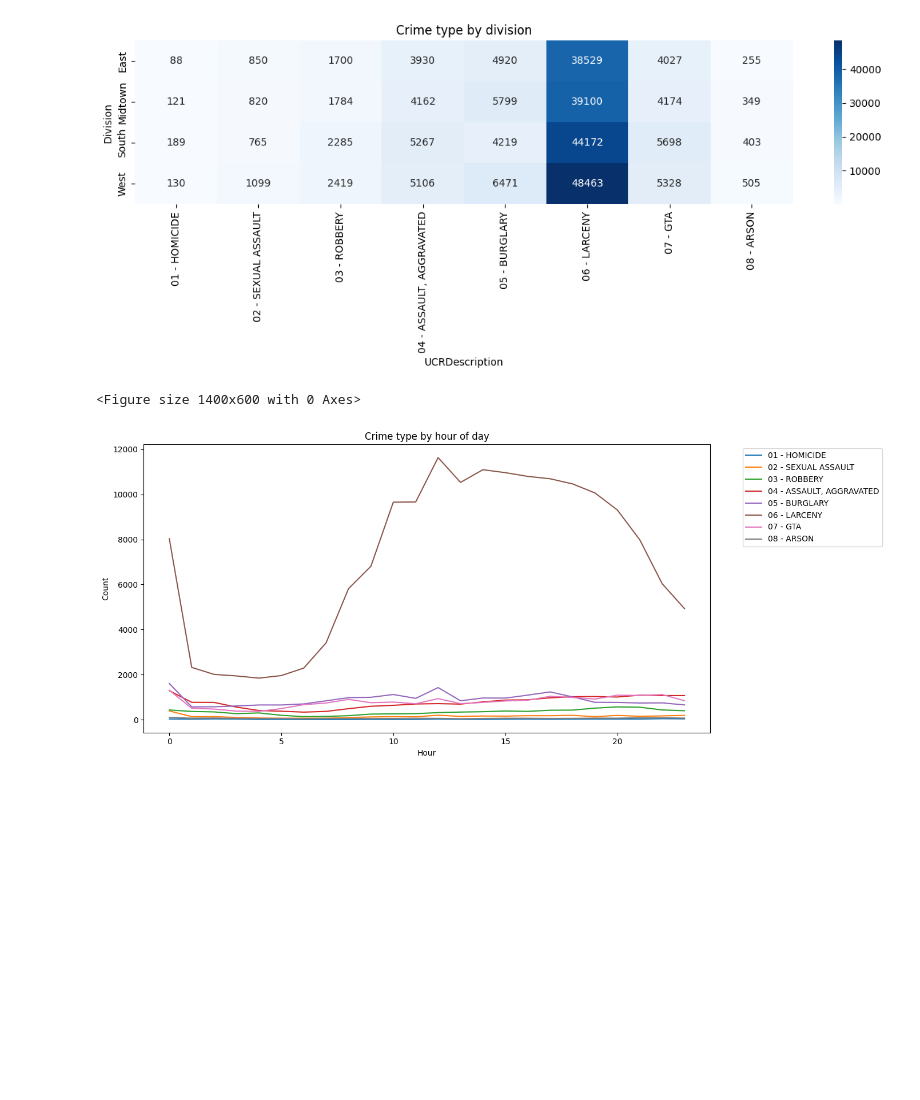
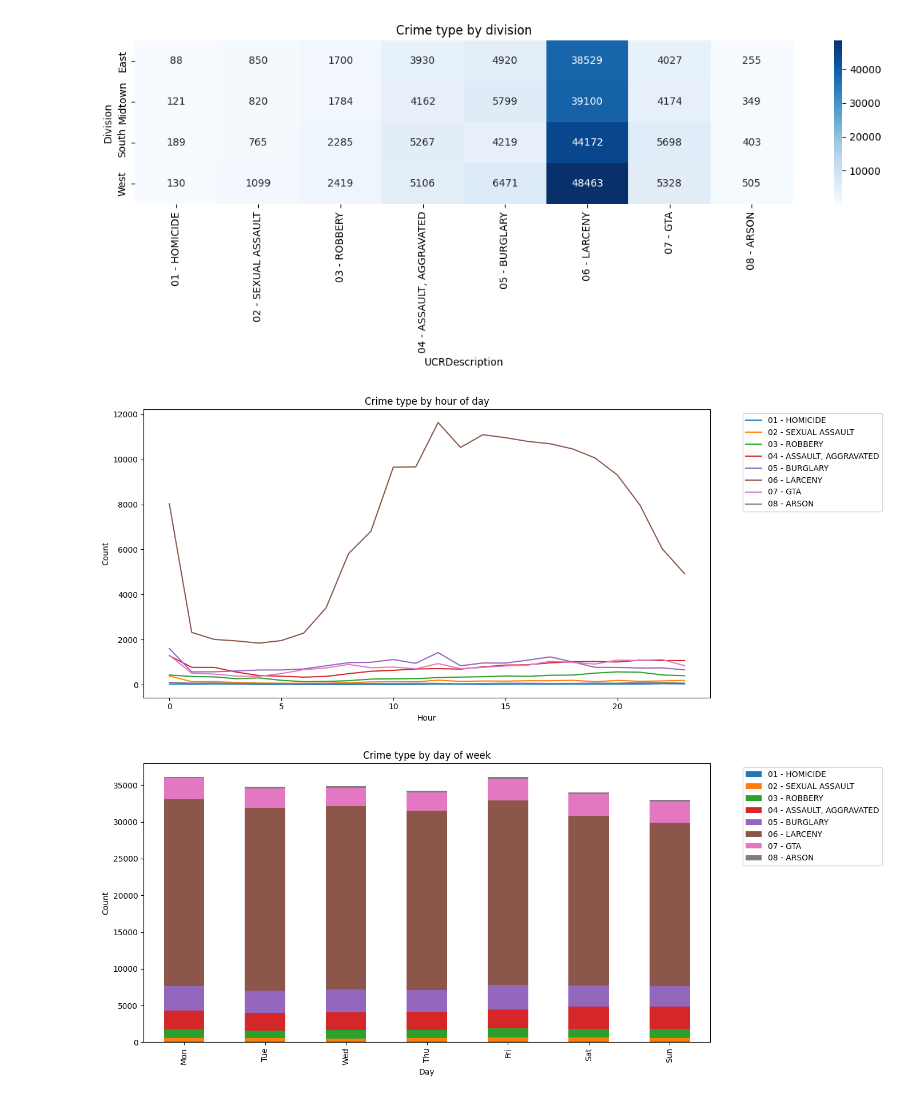
Before and after one commit to viswakaruturi/tucson-crime-insights, a Jupyter notebook: notebooks/02_preprocessing.ipynb, the cells around one changed output. Saved outputs shown, nothing was run; the diff lists cells and outputs as text; code cells hidden in the pictures; blank space fills up the shorter version.

Commit message:
more eda on cleaned data & saved results

```diff
--- a/notebooks/02_preprocessing.ipynb
+++ b/notebooks/02_preprocessing.ipynb
@@ -165,15 +171,28 @@ plt.show()
 # %% [output]
 [figure]
 # %%
-plt.figure(figsize=(14, 6))
-pivot = df_clean.groupby(["Hour", "UCRDescription"]).size().unstack(fill_value=0)
-pivot.plot(kind="line", figsize=(14, 6))
+pivot = df_clean.groupby(["Hour", "UCRDescription"]).size().unstack(fill_value = 0)
+pivot.plot(kind = "line", figsize = (14, 6))
 plt.title("Crime type by hour of day")
 plt.xlabel("Hour")
 plt.ylabel("Count")
-plt.legend(bbox_to_anchor=(1.05, 1), loc="upper left")
+plt.legend(bbox_to_anchor = (1.05, 1), loc = "upper left")
 plt.tight_layout()
+plt.savefig("../results/02/crime_type_by_hour.png", dpi = 150, bbox_inches = "tight")
 plt.show()
 # %% [output]
-<Figure size 1400x600 with 0 Axes>
 [figure]
+# %%
+pivot = df_clean.groupby(["Day", "UCRDescription"]).size().unstack(fill_value = 0)
+day_order = ["Mon", "Tue", "Wed", "Thu", "Fri", "Sat", "Sun"]
+pivot = pivot.reindex(day_order)
+pivot.plot(kind = "bar", figsize = (14, 6), stacked = True)
+plt.title("Crime type by day of week")
+plt.xlabel("Day")
+plt.ylabel("Count")
+plt.legend(bbox_to_anchor = (1.05, 1), loc = "upper left")
+plt.tight_layout()
+plt.savefig("../results/02/crime_type_by_day.png", dpi = 150, bbox_inches = "tight")
+plt.show()
+# %% [output]
+[figure, added]
```
Also changed, not shown: parts of 14 cells of this notebook, 18 other files.
